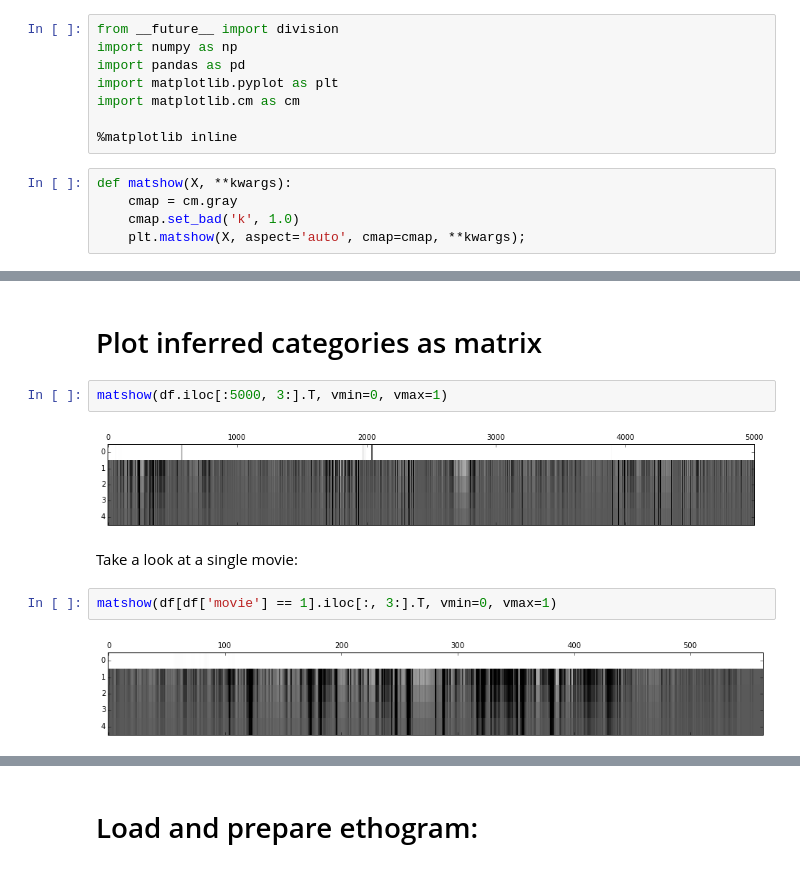
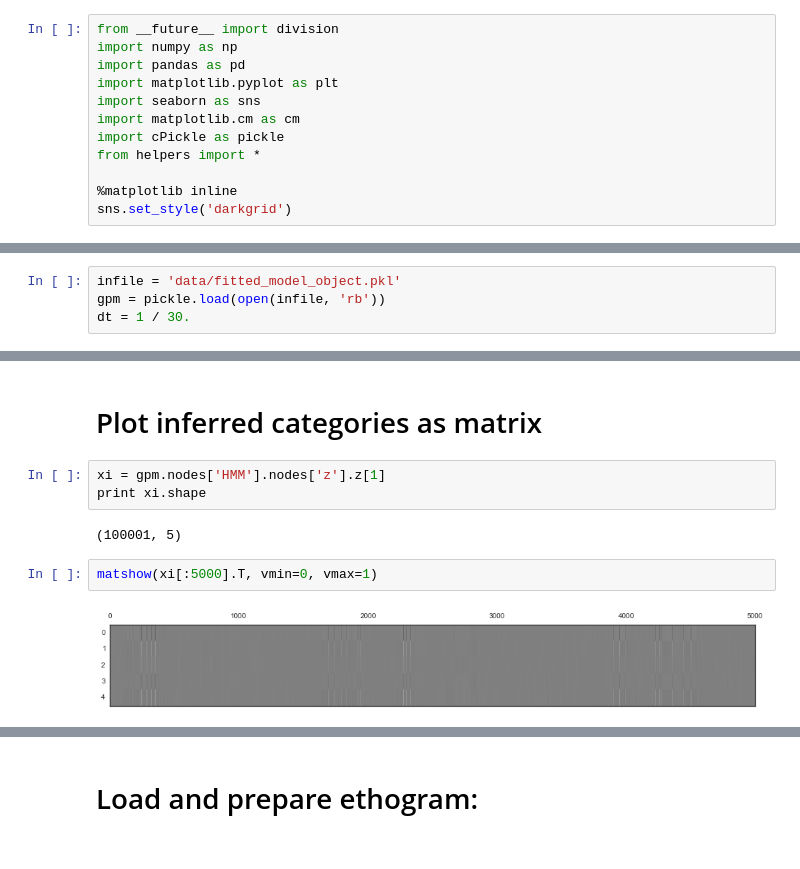
Before and after one commit to pearsonlab/spiketopics, a Jupyter notebook: explore_inferred_etho.ipynb, the cells around one changed output, grey strips where cells are left out. Saved outputs shown, nothing was run; the diff lists cells and outputs as text.

```diff
--- a/explore_inferred_etho.ipynb
+++ b/explore_inferred_etho.ipynb
@@ -3,13 +3,12 @@ from __future__ import division
 import numpy as np
 import pandas as pd
 import matplotlib.pyplot as plt
+import seaborn as sns
 import matplotlib.cm as cm
+import cPickle as pickle
+from helpers import *
 
 %matplotlib inline
+sns.set_style('darkgrid')
-# %%
-def matshow(X, **kwargs):
-    cmap = cm.gray
-    cmap.set_bad('k', 1.0)
-    plt.matshow(X, aspect='auto', cmap=cmap, **kwargs);
 # %% [markdown]
 # Load in data
@@ -27,0 +15,4 @@ df.head()
+# %%
+infile = 'data/fitted_model_object.pkl'
+gpm = pickle.load(open(infile, 'rb'))
+dt = 1 / 30.
@@ -28,12 +37,11 @@ df.head()
 # %% [markdown]
 # Plot inferred categories as matrix
+# %%
+xi = gpm.nodes['HMM'].nodes['z'].z[1]
+print xi.shape
+# %% [output]
+(100001, 5)
 # %%
-matshow(df.iloc[:5000, 3:].T, vmin=0, vmax=1)
+matshow(xi[:5000].T, vmin=0, vmax=1)
 # %% [output]
-[figure, old version]
+[figure, new version]
-# %% [markdown]
-Take a look at a single movie:
-# %%
-matshow(df[df['movie'] == 1].iloc[:, 3:].T, vmin=0, vmax=1)
-# %% [output]
-[figure, removed]
```
Also changed, not shown: parts of 14 cells of this notebook.
